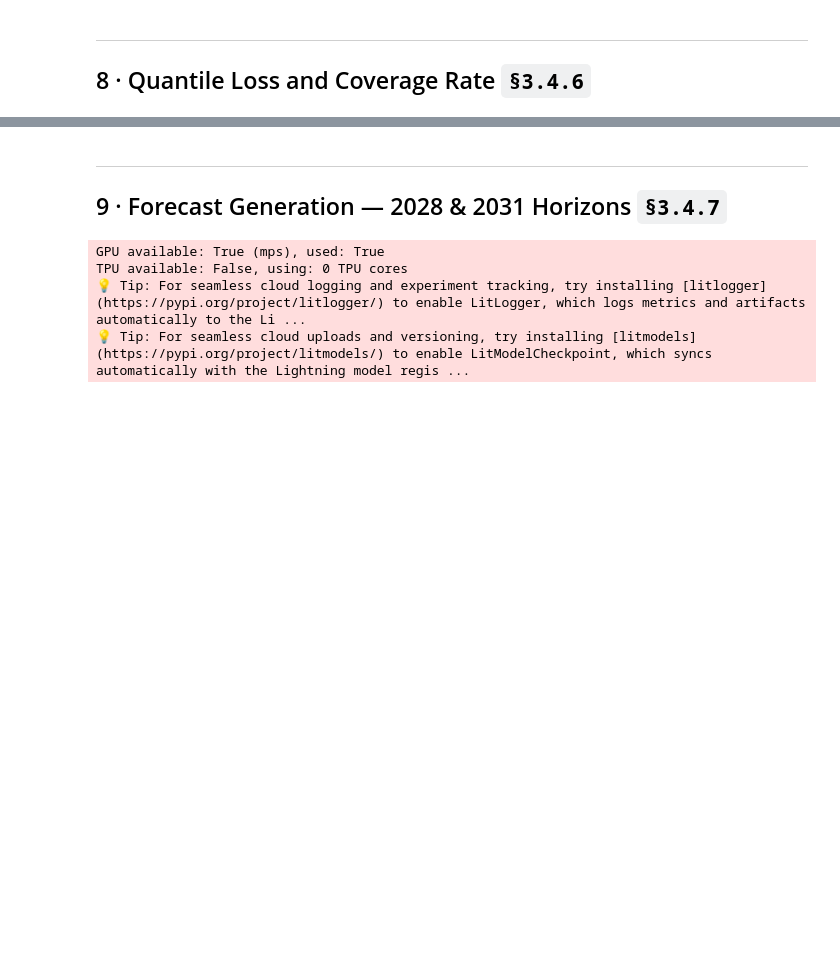
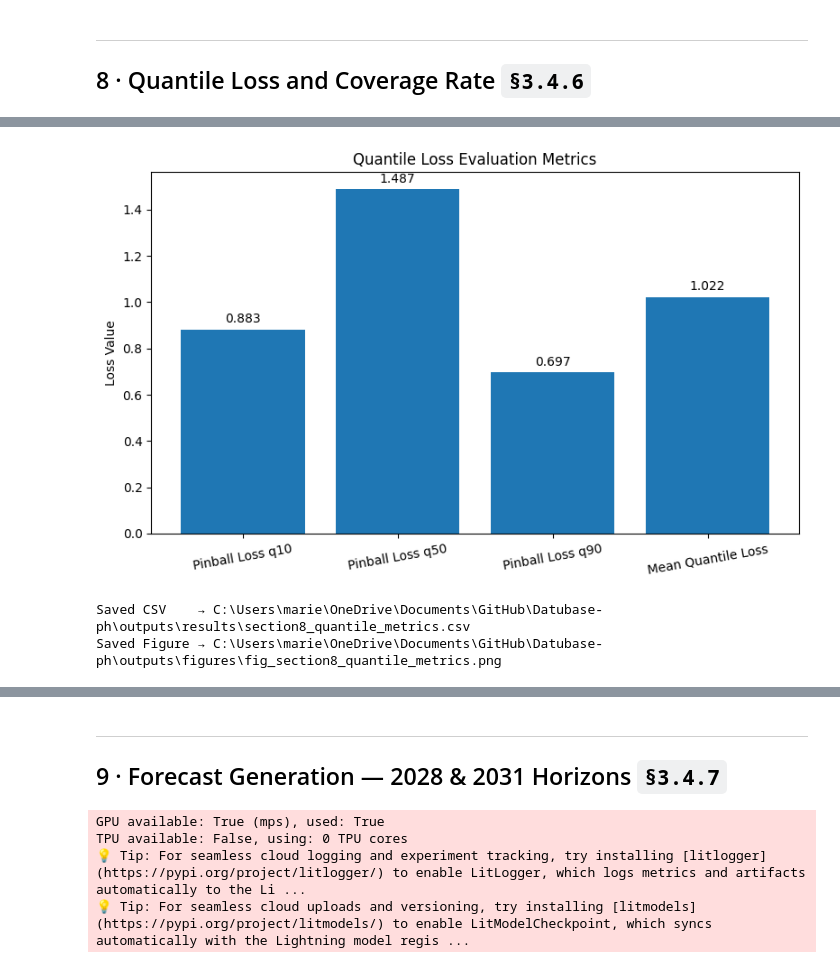
Before and after one commit to Renzo404/Datubase-ph, a Jupyter notebook: notebooks/05_tft_modelling.ipynb, the cells around one changed output, grey strips where cells are left out. Saved outputs shown, nothing was run; the diff lists cells and outputs as text; code cells hidden in the pictures; blank space fills up the shorter version.

Commit message:
added visualizations for mql metrics

```diff
--- a/notebooks/05_tft_modelling.ipynb
+++ b/notebooks/05_tft_modelling.ipynb
@@ -632,0 +801,67 @@ Coverage Rate (80% PI)   : 50.82%  (target ≈ 80%)
+# %%
+# ============================================================
+# Section 8 — Quantile Loss Metrics Visualization
+# ============================================================
+
+import pandas as pd
+import matplotlib.pyplot as plt
+from pathlib import Path
+
+CWD = Path().resolve()
+ROOT = CWD if (CWD / "outputs").exists() else CWD.parent
+
+RESULTS_DIR = ROOT / "outputs" / "results"
+FIGURES_DIR = ROOT / "outputs" / "figures"
+
+RESULTS_DIR.mkdir(parents=True, exist_ok=True)
+FIGURES_DIR.mkdir(parents=True, exist_ok=True)
+
+metrics_df = pd.DataFrame({
+    "Metric": [
+        "Pinball Loss q10",
+        "Pinball Loss q50",
+        "Pinball Loss q90",
+        "Mean Quantile Loss"
+    ],
+    "Value": [
+        0.882757,
+        1.487458,
+        0.696580,
+        1.022265
+    ]
+})
+
+# Export for Tableau
+csv_path = RESULTS_DIR / "section8_quantile_metrics.csv"
+metrics_df.to_csv(csv_path, index=False)
+
+# Plot
+plt.figure(figsize=(8,5))
+
+bars = plt.bar(metrics_df["Metric"], metrics_df["Value"])
+
+for bar in bars:
+    height = bar.get_height()
+    plt.text(
+        bar.get_x() + bar.get_width()/2,
+        height + 0.03,
+        f"{height:.3f}",
+        ha='center'
+    )
+
+plt.ylabel("Loss Value")
+plt.title("Quantile Loss Evaluation Metrics")
+plt.xticks(rotation=10)
+plt.tight_layout()
+
+fig_path = FIGURES_DIR / "fig_section8_quantile_metrics.png"
+plt.savefig(fig_path, dpi=300, bbox_inches="tight")
+
+plt.show()
+
+print(f"Saved CSV    → {csv_path}")
+print(f"Saved Figure → {fig_path}")
+# %% [output]
+[figure, added]
+Saved CSV    → C:\Users\marie\OneDrive\Documents\GitHub\Datubase-ph\outputs\results\section8_quantile_metrics.csv
+Saved Figure → C:\Users\marie\OneDrive\Documents\GitHub\Datubase-ph\outputs\figures\fig_section8_quantile_metrics.png
```
Also changed, not shown: parts of 8 cells of this notebook, 2 other files.
